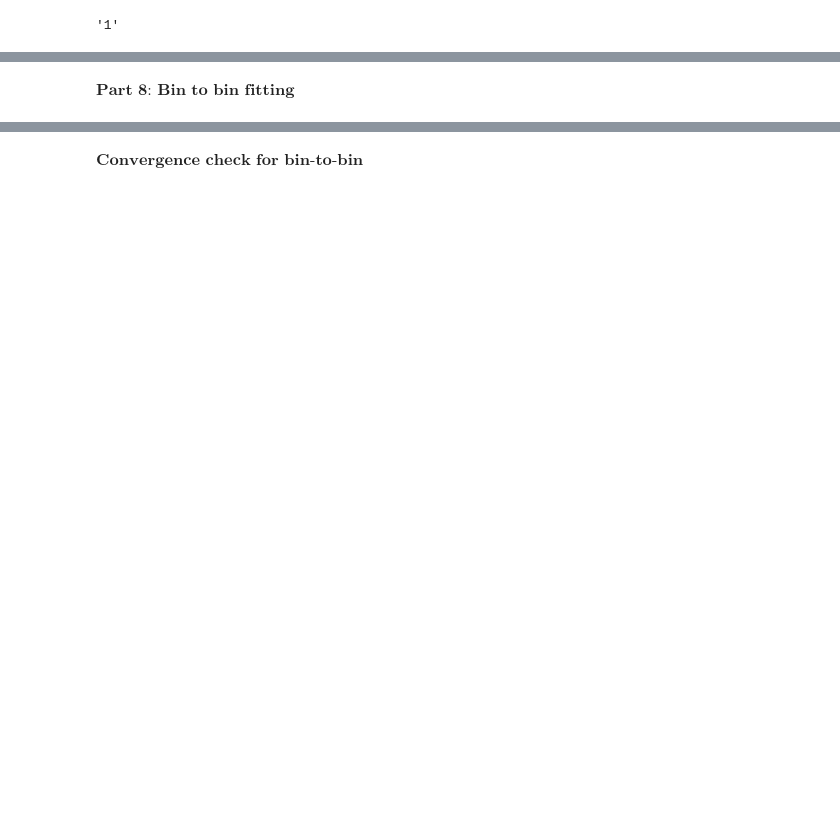
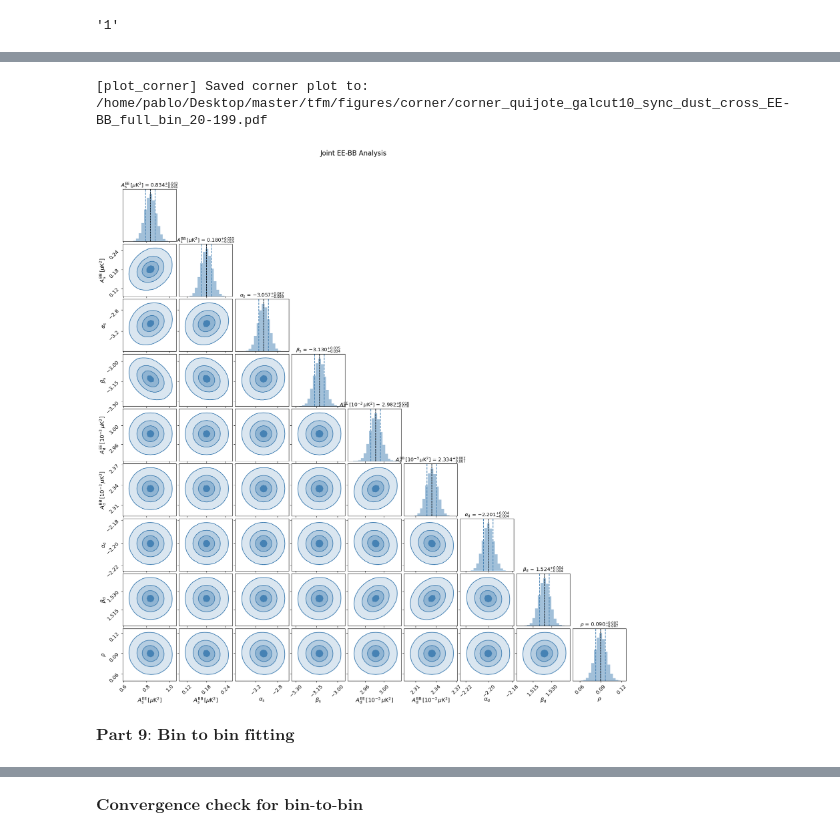
Before and after one commit to pablodeferra/tfm_pablo_de_ferra, a Jupyter notebook: python/1-methodology_tests/run_all_code_2.ipynb, the cells around one changed output, grey strips where cells are left out. Cells and saved outputs as stored; diff of their text form; code cells hidden in the pictures; blank space fills up the shorter version.

```diff
--- a/python/1-methodology_tests/run_all_code_2.ipynb
+++ b/python/1-methodology_tests/run_all_code_2.ipynb
@@ -339,5 +451,13 @@ fig_BB = functions.plot_corner(samples_free_BB, param_map_BB, save_path_BB, titl
+# %%
+# Plot and save the corner plot
+fig_joint = functions.plot_corner(
+    samples_free_EE_BB, param_map_EE_BB,save_path_EE_BB, title='Joint EE-BB Analysis'
+)
+# %% [output]
+[plot_corner] Saved corner plot to: /home/pablo/Desktop/master/tfm/figures/corner/corner_quijote_galcut10_sync_dust_cross_EE-BB_full_bin_20-199.pdf
+[figure, added]
 # %% [markdown]
-$\textbf{Part 8: Bin to bin fitting}$
+$\textbf{Part 9: Bin to bin fitting}$
 # %%
 # Configuration for bin-to-bin fitting (Gaussian priors + cross-only pairs)
 from functions import set_gaussian_priors
```
Also changed, not shown: parts of 30 cells of this notebook, 36 other files.
